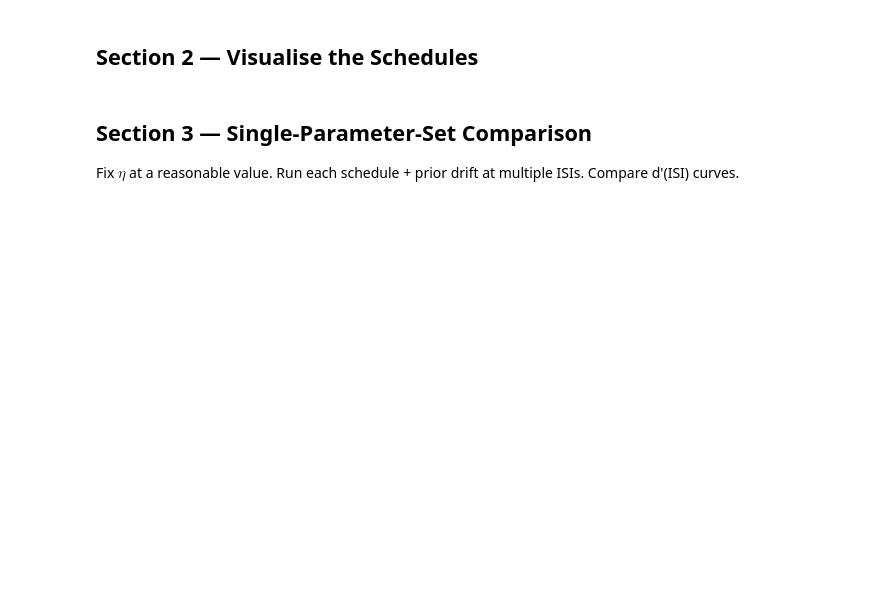
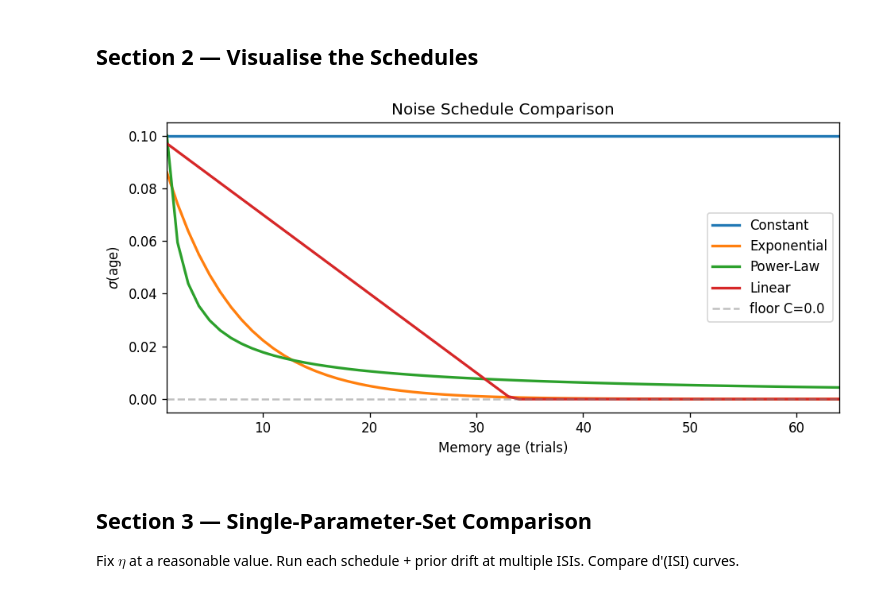
Before and after one commit to bjmedina/memory, a Jupyter notebook: notebooks/2026-03-31_hybrid-prior-drift-scheduled-noise.ipynb, the cells around one changed output. Cells and saved outputs as stored; diff of their text form; code cells hidden in the pictures; blank space fills up the shorter version.

```diff
--- a/notebooks/2026-03-31_hybrid-prior-drift-scheduled-noise.ipynb
+++ b/notebooks/2026-03-31_hybrid-prior-drift-scheduled-noise.ipynb
@@ -84,31 +98,32 @@ def run_and_get_dprime(sigma0, sigma, drift_step_size, noise_schedule=None,
 ## Section 2 — Visualise the Schedules
 # %%
 # Common parameters: floor C=0.02, Delta=0.08 (so sigma_max=0.10), rate=0.15
-C, DELTA, RATE = 0.02, 0.08, 0.15
+C, DELTA, RATE = 0.00, 0.1, 0.15
 
 schedules = {
     "Constant":       ConstantSchedule(floor=C + DELTA),
     "Exponential":    ExponentialDecay(floor=C, delta=DELTA, rate=RATE),
     "Power-Law":      PowerLawDecay(floor=C, delta=DELTA, rate=RATE * 5),  # needs larger rate
-    "Inverse-Linear": InverseLinearDecay(floor=C, delta=DELTA, rate=RATE),
     "Linear":         LinearDecay(floor=C, delta=DELTA, rate=RATE / 50),
 }
 
 ages = torch.arange(1, 65)
 
 fig, ax = plt.subplots(figsize=(8, 4))
 for name, sched in schedules.items():
     sigma_vals = sched(ages).numpy() if isinstance(sched(ages), torch.Tensor) else np.array([sched(a) for a in range(1, 65)])
     ax.plot(range(1, 65), sigma_vals, label=name, linewidth=2)
 
 ax.axhline(C, color='gray', linestyle='--', alpha=0.5, label=f'floor C={C}')
 ax.set_xlabel('Memory age (trials)')
 ax.set_ylabel(r'$\sigma(\mathrm{age})$')
 ax.set_title('Noise Schedule Comparison')
 ax.legend()
 ax.set_xlim(1, 64)
 plt.tight_layout()
 plt.show()
+# %% [output]
+[figure, added]
 # %% [markdown]
 ## Section 3 — Single-Parameter-Set Comparison
 
```
Also changed, not shown: parts of 5 cells of this notebook.
